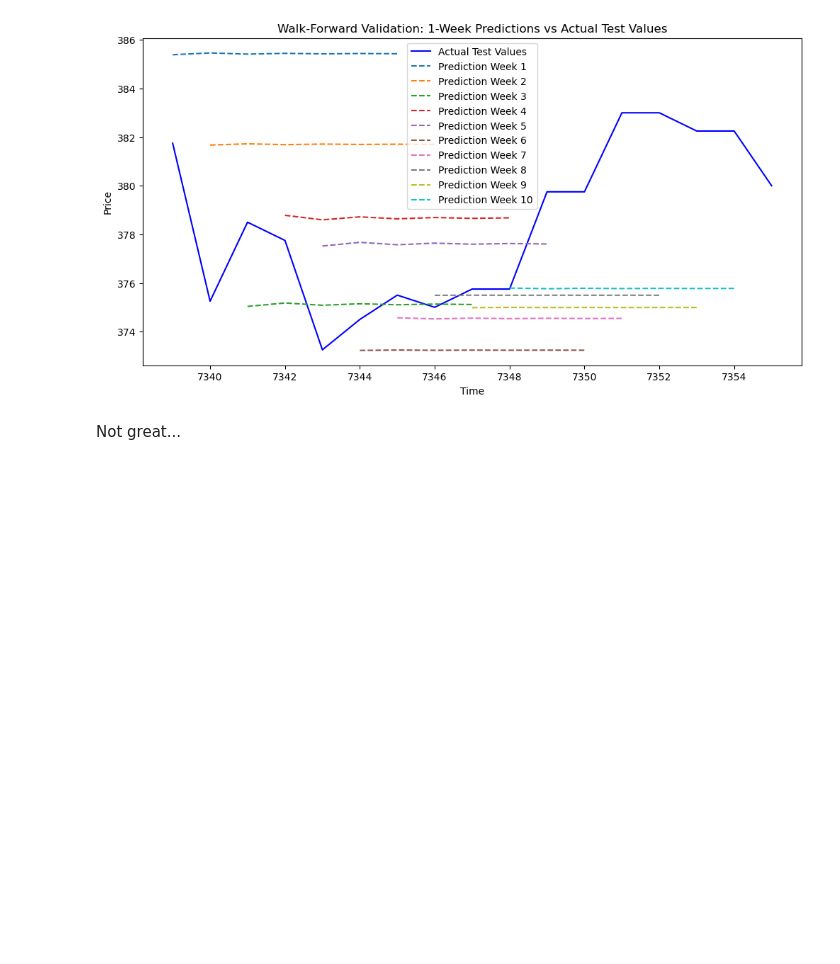
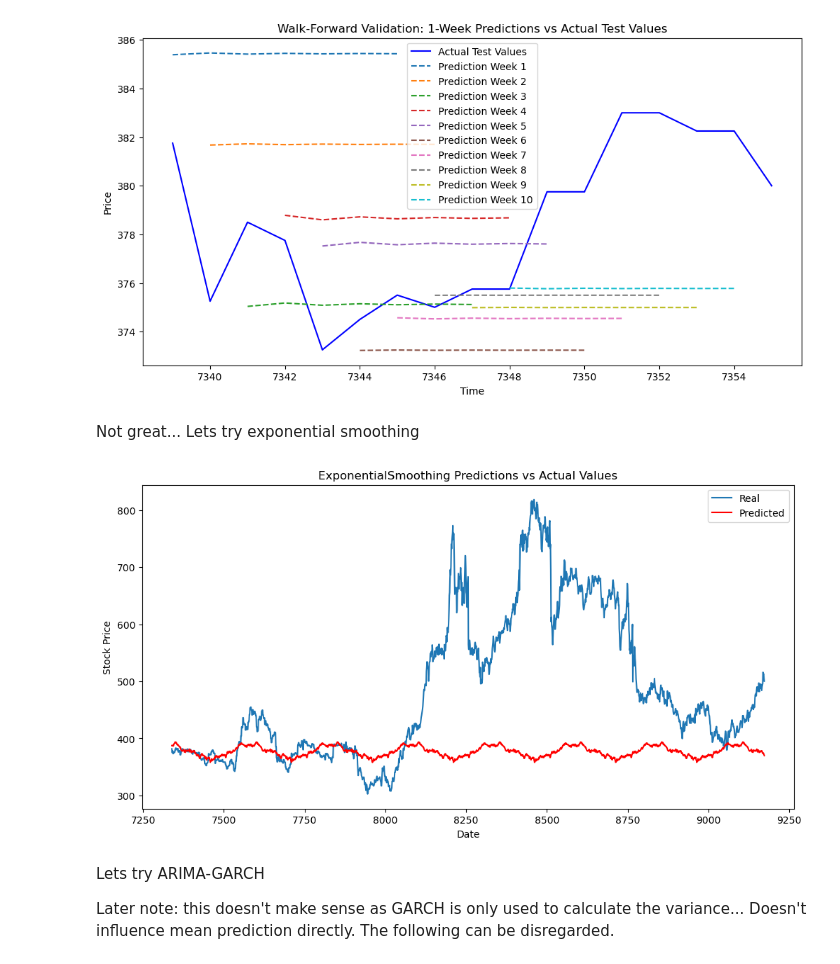
Before and after one commit to WItso/my_portfolio, a Jupyter notebook: Projects/Grain2b.ipynb, the cells around one changed output. Drawn from its saved outputs; the diff is of its cells as text; code cells hidden in the pictures; blank space fills up the shorter version.

```diff
--- a/Projects/Grain2b.ipynb
+++ b/Projects/Grain2b.ipynb
@@ -262,6 +262,8 @@ At 48 test
 At 49 test
 # %%
 # Walk Forward Validation
+
+train, test = train_test_split(df['Price'], test_size=0.2, shuffle=False)
 
 def wfv(history, horizon, order):
     history = [x for x in train]
@@ -324,4 +326,25 @@ plt.show()
 # %% [output]
 [figure]
 # %% [markdown]
-Not great...
+Not great... Lets try exponential smoothing
+# %%
+from statsmodels.tsa.holtwinters import ExponentialSmoothing
+
+expsmooth_model = ExponentialSmoothing(train, seasonal='add', seasonal_periods=251).fit()
+steps = int(input("How many steps?"))
+forecast = expsmooth_model.forecast(steps=steps)
+# %%
+plt.figure(figsize=(12, 6), dpi=100)
+plt.plot(df.iloc[size:,:].index, test, label='Real')
+plt.plot(df.iloc[size:size+steps,:].index, forecast, color='red', label='Predicted')
+plt.title('ExponentialSmoothing Predictions vs Actual Values')
+plt.xlabel('Date')
+plt.ylabel('Stock Price')
+plt.legend()
+plt.show()
+# %% [output]
+[figure, added]
+# %% [markdown]
+Lets try ARIMA-GARCH
+
+Later note: this doesn't make sense as GARCH is only used to calculate the variance... Doesn't influence mean prediction directly. The following can be disregarded.
```
Also changed, not shown: parts of 17 cells of this notebook, 6 other files.
